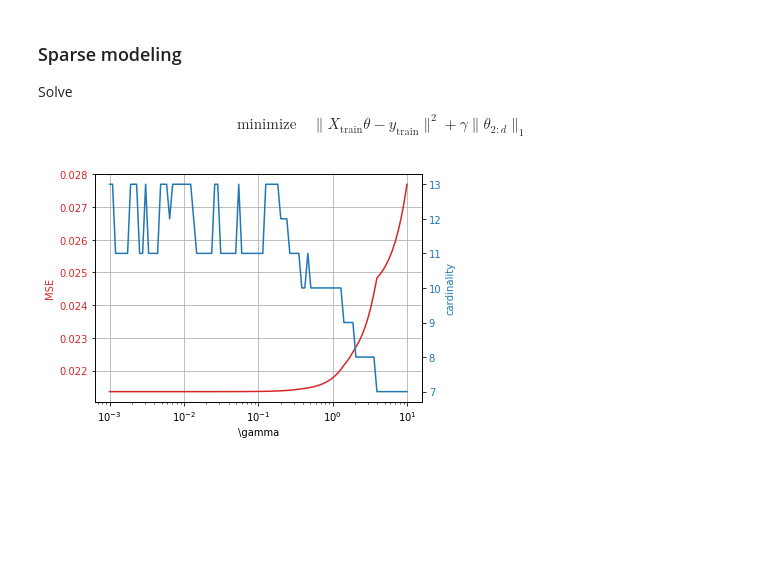
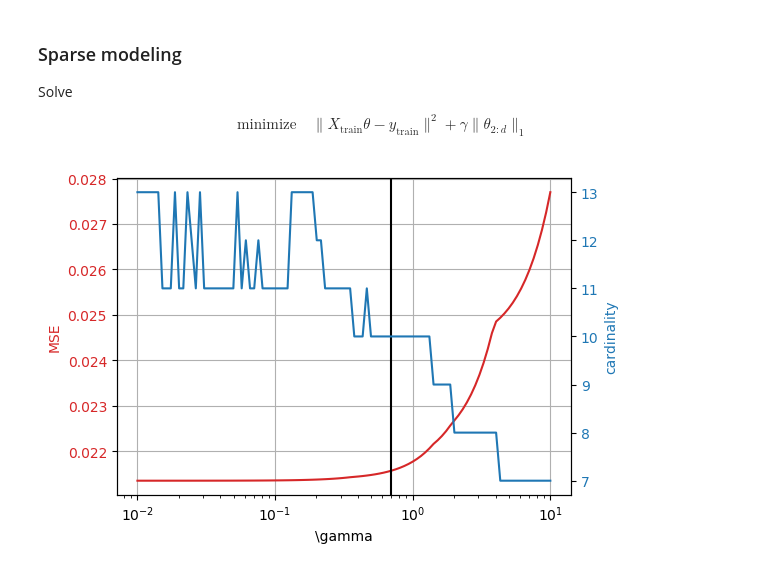
Before and after one commit to acsl-inha/HFSS-train, a Jupyter notebook: HFSS_train_sparse.ipynb, the cells around one changed output. Cells and saved outputs as stored; diff of their text form; code cells hidden in the pictures; blank space fills up the shorter version.

```diff
--- a/HFSS_train_sparse.ipynb
+++ b/HFSS_train_sparse.ipynb
@@ -170,7 +174,7 @@ err = cp.sum_squares(x_train*theta-y_train)/n_data
 obj = cp.Minimize( cp.sum_squares(y_train-x_train*theta) + gamma*cp.norm(theta[1:],1) )
 prob = cp.Problem(obj)
 
-gamma_vals = np.logspace(-3,1,100)
+gamma_vals = np.logspace(-2,1,100)
 mse = []
 card = []
 
@@ -180,24 +184,26 @@ for val in gamma_vals:
     mse.append(err.value)
     card.append(np.sum((abs(theta.value)>1e-6)))
 # %%
-fig, ax1 = plt.subplots()
+#fig, ax1 = plt.subplots()
+fig, ax1 = plt.subplots(dpi=100)
 
 color = 'tab:red'
 ax1.set_xlabel(r'\gamma')
 ax1.set_ylabel('MSE', color=color)
 ax1.semilogx(gamma_vals, mse, color=color)
 ax1.tick_params(axis='y', labelcolor=color)
 ax1.grid()
+ax1.axvline(0.7, color='k')
 
 ax2 = ax1.twinx()
 
 color = 'tab:blue'
 ax2.set_ylabel('cardinality', color=color)
 ax2.semilogx(gamma_vals, card, color=color)
 ax2.tick_params(axis='y', labelcolor=color)
 
 fig.tight_layout()
 plt.show()
 # %% [output]
-[figure, old version]
+[figure, new version]
 # %% [markdown]
```
Also changed, not shown: parts of 6 cells of this notebook.
